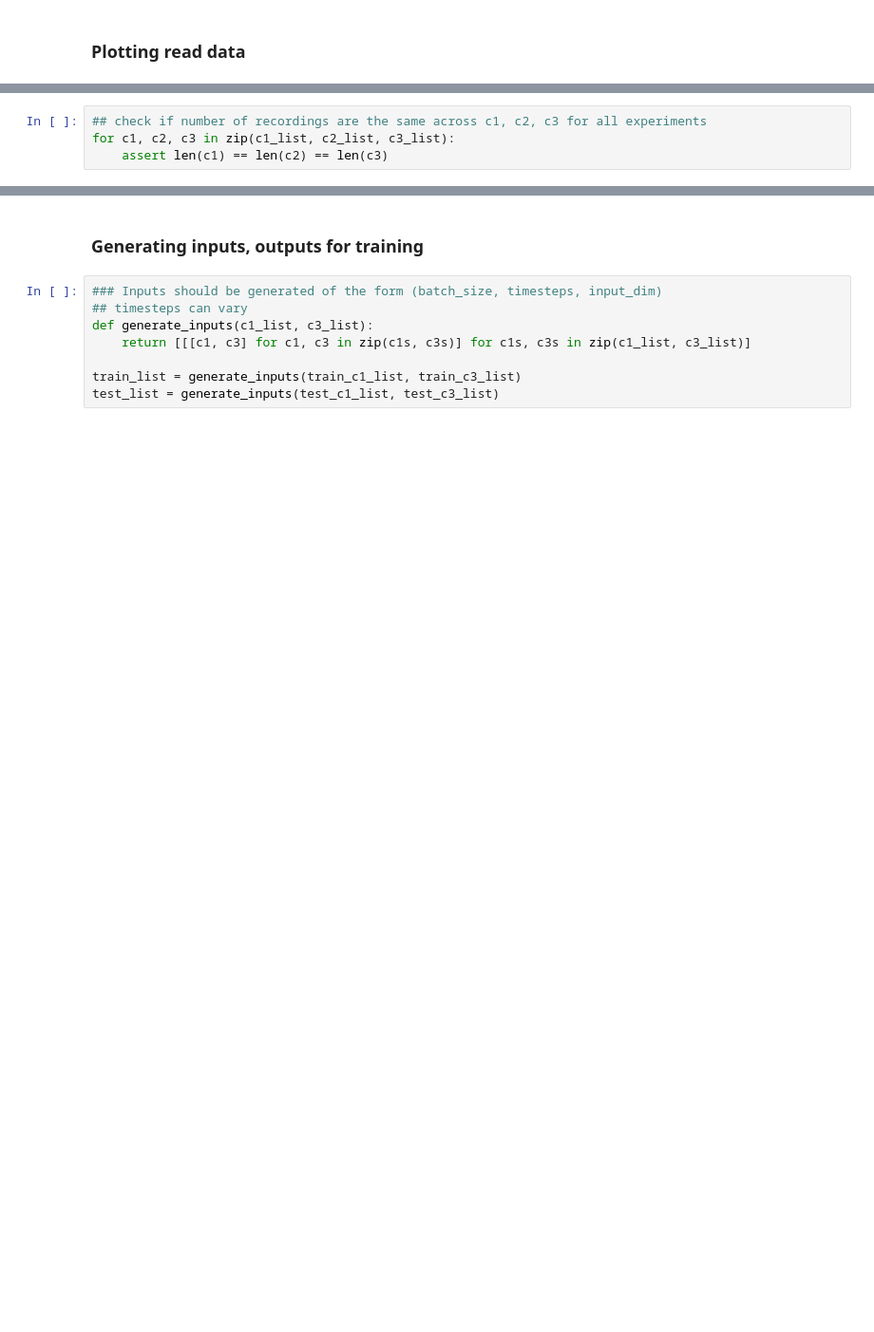
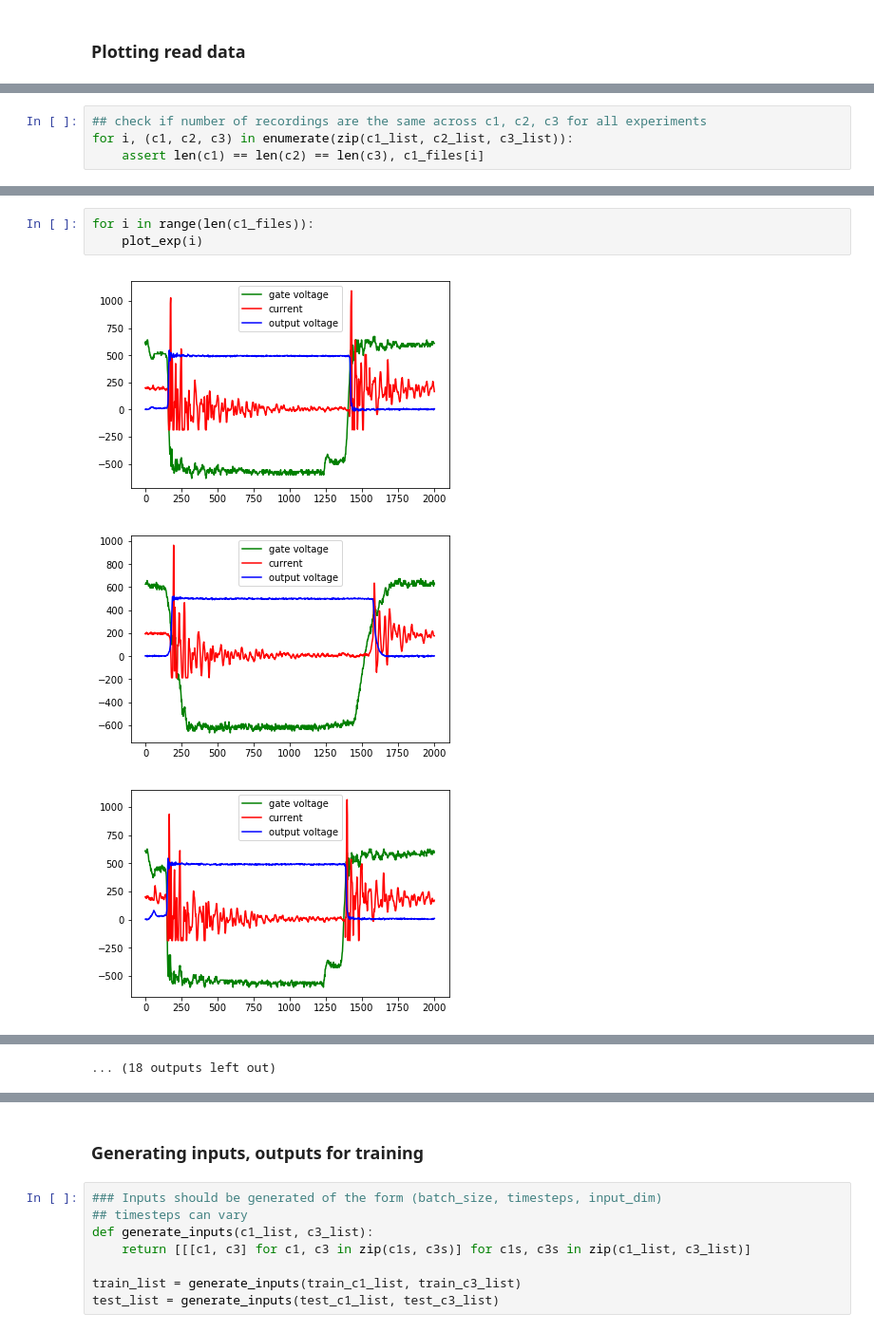
Before and after one commit to srbhchandra/NN_learn, a Jupyter notebook: GaN voltage prediction 2018-01-09.ipynb, the cells around one changed output, grey strips where cells are left out. Shown at 95% size. Drawn from its saved outputs; the diff is of its cells as text; blank space fills up the shorter version.

```diff
--- a/GaN voltage prediction 2018-01-09.ipynb
+++ b/GaN voltage prediction 2018-01-09.ipynb
@@ -70,4 +91,4 @@ plt.legend()
 # %%
 ## check if number of recordings are the same across c1, c2, c3 for all experiments
-for c1, c2, c3 in zip(c1_list, c2_list, c3_list):
-    assert len(c1) == len(c2) == len(c3)
+for i, (c1, c2, c3) in enumerate(zip(c1_list, c2_list, c3_list)):
+    assert len(c1) == len(c2) == len(c3), c1_files[i]
@@ -75,0 +95,7 @@ for c1, c2, c3 in zip(c1_list, c2_list, c3_list):
+# %%
+for i in range(len(c1_files)):
+    plot_exp(i)
+# %% [output]
+[figure, added]
+[figure, added]
+[figure, added]
@@ -75,0 +111 @@ for c1, c2, c3 in zip(c1_list, c2_list, c3_list):
+... (18 outputs left out)
```
Also changed, not shown: parts of 17 cells of this notebook.
